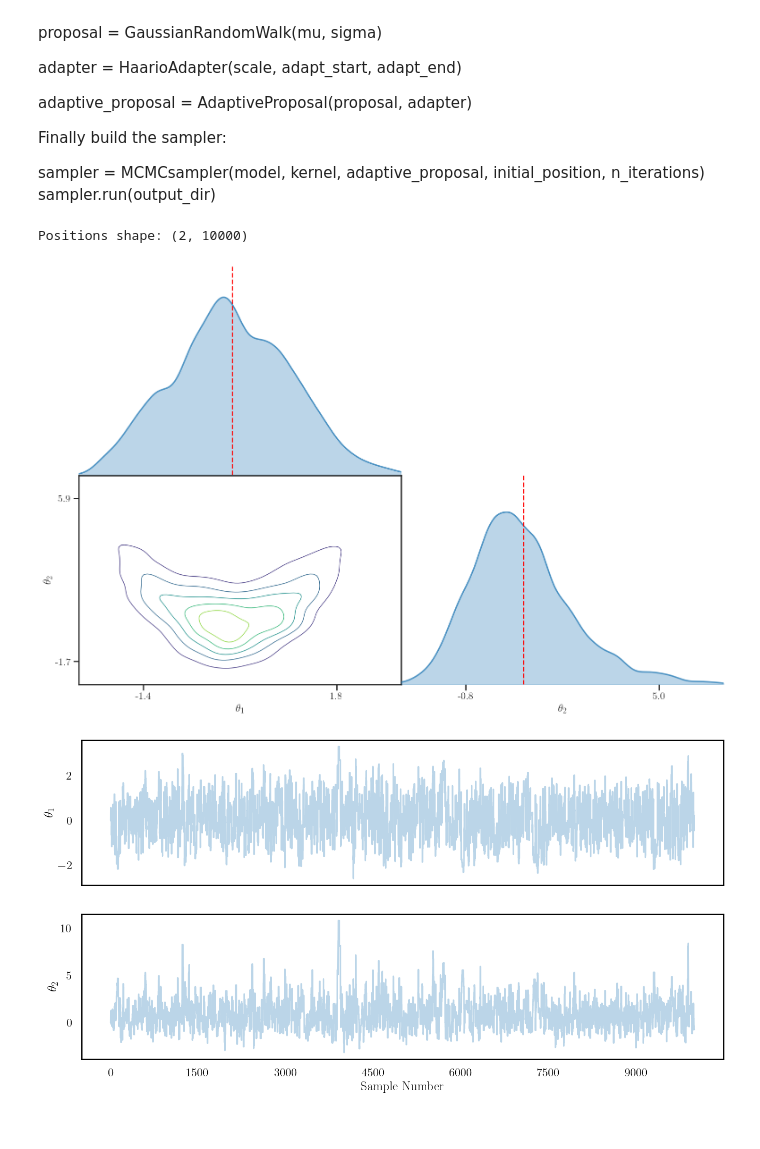
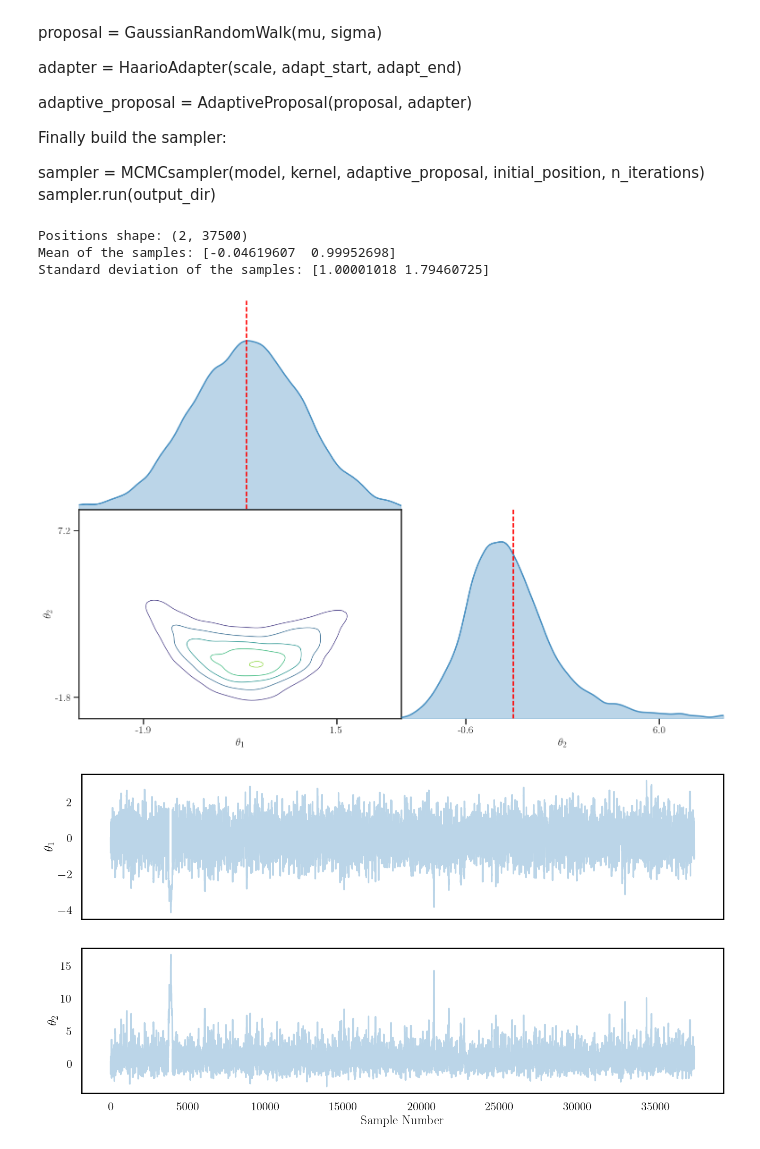
Before and after one commit to sanjan98/SAMOSA, a Jupyter notebook: examples/banana.ipynb, the cells around one changed output. Cells and saved outputs as stored; diff of their text form; code cells hidden in the pictures.

```diff
--- a/examples/banana.ipynb
+++ b/examples/banana.ipynb
@@ -123,39 +160,49 @@ from samosa.core.proposal import AdaptiveProposal
 
 from samosa.samplers.single_chain import MCMCsampler
 
 from samosa.utils.post_processing import get_position_from_states
 
 # Define the proposal
-proposal = GaussianRandomWalk(mu=np.zeros((2,1)), sigma=np.eye(2))
+proposal = GaussianRandomWalk(mu=np.zeros((2,1)), sigma=2.38**2/2*np.eye(2))
+# proposal = IndependentProposal(mu=np.zeros((2,1)), sigma=2.38**2/2*np.eye(2))
 adapter = HaarioAdapter(scale=2.38**2/2)
 adaptive_proposal = AdaptiveProposal(proposal, adapter)
 
+model = banana_model
+# model = Gaussian_model
+
 # Define the kernel
-kernel = MetropolisHastingsKernel(banana_model)
+kernel = MetropolisHastingsKernel(model)
 
-sampler = MCMCsampler(banana_model, kernel, adaptive_proposal, initial_position=np.zeros((2, 1)), n_iterations=10000)
-sampler.run('banana')
+sampler = MCMCsampler(model, kernel, adaptive_proposal, initial_position=np.zeros((2, 1)), n_iterations=50000)
+# sampler.run('banana')
 
 # Load samples from the output directory
-samples = sampler.load_samples()
+samples = sampler.load_samples('banana')
 
 # Get the positions of the samples
-positions = get_position_from_states(samples)
+burnin = 0.25
+positions = get_position_from_states(samples, burnin)
 print("Positions shape:", positions.shape)
+
+print("Mean of the samples:", np.mean(positions, axis=1))
+print("Standard deviation of the samples:", np.std(positions, axis=1))
 
 # Plot the scatter plot of the samples
 from samosa.utils.post_processing import scatter_matrix, plot_trace, plot_lag
 fig, _, _ = scatter_matrix([positions])
 plt.show()
 
 # Plot the trace of the samples
 fig, _ = plot_trace(positions)
 plt.show()
 
 # Plot the lag of the samples
 fig, _ = plot_lag(positions)
 plt.show()
 # %% [output]
-Positions shape: (2, 10000)
+Positions shape: (2, 37500)
+Mean of the samples: [-0.04619607  0.99952698]
+Standard deviation of the samples: [1.00001018 1.79460725]
-[figure, old version]
+[figure, new version]
-[figure, old version]
+[figure, new version]
```
Also changed, not shown: parts of 3 cells of this notebook, 6 other files.
